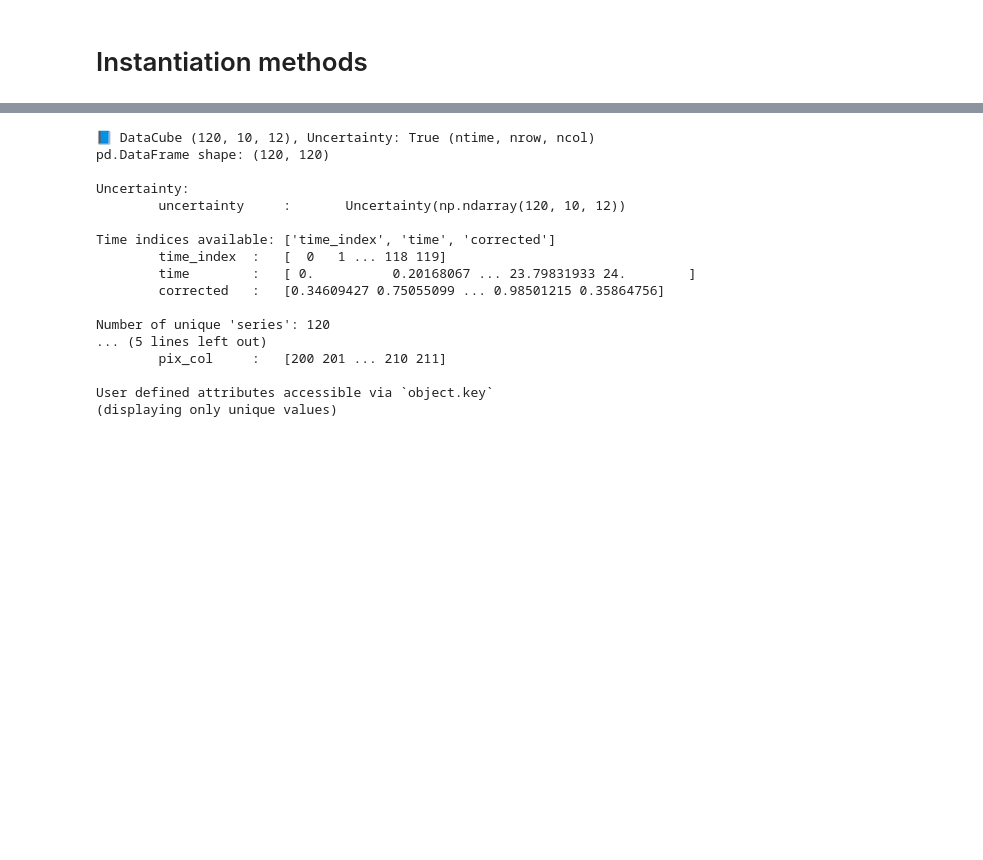
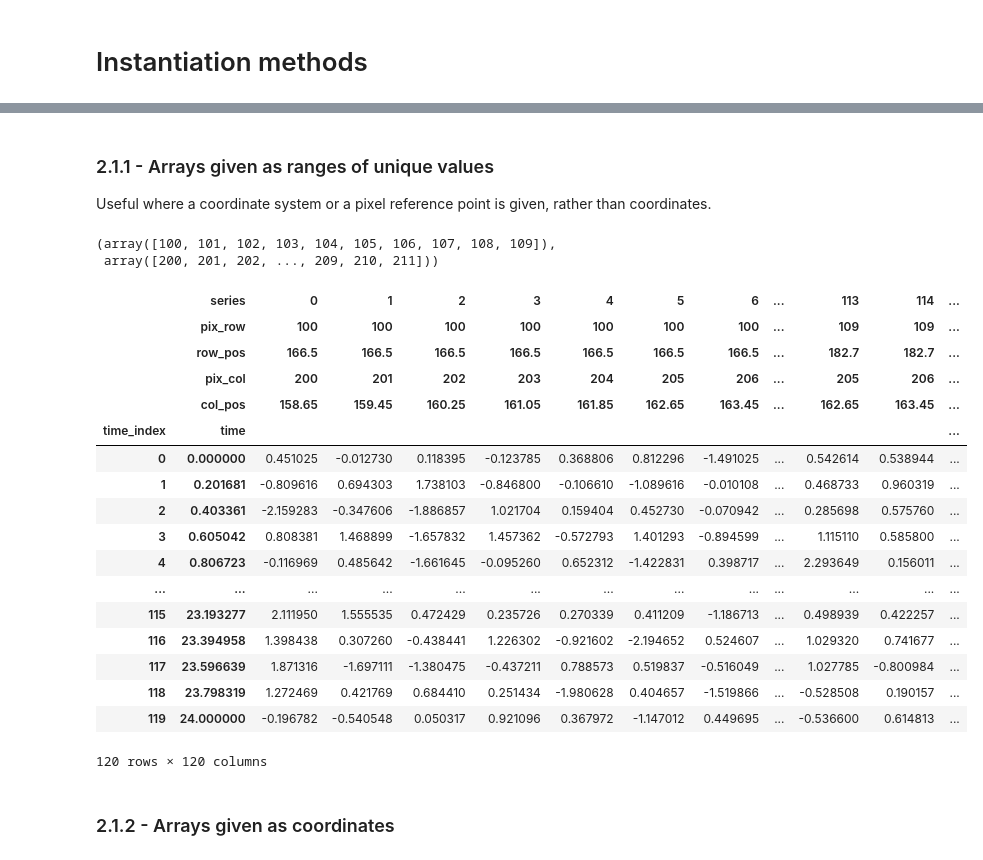
Before and after one commit to lightkurve/lkdata, a Jupyter notebook: docs/tutorials/lkdata_instantiation.ipynb, the cells around one changed output, grey strips where cells are left out. Saved outputs shown, nothing was run; the diff lists cells and outputs as text; code cells hidden in the pictures; blank space fills up the shorter version.

```diff
--- a/docs/tutorials/lkdata_instantiation.ipynb
+++ b/docs/tutorials/lkdata_instantiation.ipynb
@@ -87,27 +156,44 @@ data_err = np.abs(data) * 0.1
+# %% [markdown]
+### 2.1.1 - Arrays given as ranges of unique values
+Useful where a coordinate system or a pixel reference point is given, rather than coordinates.
 # %%
-cube1 = lk.DataCube(
-    data,
-    data_err,
-    time_indices={"time": times, "corrected": time_corr},
-    row_indices={"pix_row": np.arange(100, 100 + nrow)},
-    col_indices={"pix_col": np.arange(200, 200 + ncol)},
-)
-cube1.describe_cube()
+# Arrays given as ranges of unique values
+# Useful where only a reference pixel position is given
+row_arr = np.arange(100, 100 + nrow)
+col_arr = np.arange(200, 200 + ncol)
+
+row_pos = row_arr * 1.8 - 13.5  # fake coordinate transformation
+col_pos = col_arr * 0.8 - 1.35  # fake coordinate transformation
+row_arr, col_arr
 # %% [output]
-📘 DataCube (120, 10, 12), Uncertainty: True (ntime, nrow, ncol)
-pd.DataFrame shape: (120, 120)
-
-Uncertainty:
-        uncertainty     :       Uncertainty(np.ndarray(120, 10, 12))
-
-Time indices available: ['time_index', 'time', 'corrected']
-        time_index  :   [  0   1 ... 118 119]
-        time        :   [ 0.          0.20168067 ... 23.79831933 24.        ]
-        corrected   :   [0.34609427 0.75055099 ... 0.98501215 0.35864756]
-
-Number of unique 'series': 120
-... (5 lines left out)
-        pix_col     :   [200 201 ... 210 211]
-
-User defined attributes accessible via `object.key`
-(displaying only unique values)
+(array([100, 101, 102, 103, 104, 105, 106, 107, 108, 109]),
+ array([200, 201, 202, ..., 209, 210, 211]))
+# %%
+cube = ld.DataCube(
+    data,
+    time_indices={"time": times},
+    row_indices={"pix_row": row_arr, "row_pos": row_pos},
+    col_indices={"pix_col": col_arr, "col_pos": col_pos},
+)
+pd.DataFrame(cube)
+# %% [output]
+|  | series | 0 | 1 | 2 | 3 | 4 | 5 | 6 | ... | 113 | 114 | ... |
+|  | pix_row | 100 | 100 | 100 | 100 | 100 | 100 | 100 | ... | 109 | 109 | ... |
+|  | row_pos | 166.5 | 166.5 | 166.5 | 166.5 | 166.5 | 166.5 | 166.5 | ... | 182.7 | 182.7 | ... |
+|  | pix_col | 200 | 201 | 202 | 203 | 204 | 205 | 206 | ... | 205 | 206 | ... |
+|  | col_pos | 158.65 | 159.45 | 160.25 | 161.05 | 161.85 | 162.65 | 163.45 | ... | 162.65 | 163.45 | ... |
+| time_index | time |  |  |  |  |  |  |  |  |  |  | ... |
+| 0 | 0.000000 | 0.451025 | -0.012730 | 0.118395 | -0.123785 | 0.368806 | 0.812296 | -1.491025 | ... | 0.542614 | 0.538944 | ... |
+| 1 | 0.201681 | -0.809616 | 0.694303 | 1.738103 | -0.846800 | -0.106610 | -1.089616 | -0.010108 | ... | 0.468733 | 0.960319 | ... |
+| 2 | 0.403361 | -2.159283 | -0.347606 | -1.886857 | 1.021704 | 0.159404 | 0.452730 | -0.070942 | ... | 0.285698 | 0.575760 | ... |
+| 3 | 0.605042 | 0.808381 | 1.468899 | -1.657832 | 1.457362 | -0.572793 | 1.401293 | -0.894599 | ... | 1.115110 | 0.585800 | ... |
+| 4 | 0.806723 | -0.116969 | 0.485642 | -1.661645 | -0.095260 | 0.652312 | -1.422831 | 0.398717 | ... | 2.293649 | 0.156011 | ... |
+| ... | ... | ... | ... | ... | ... | ... | ... | ... | ... | ... | ... | ... |
+| 115 | 23.193277 | 2.111950 | 1.555535 | 0.472429 | 0.235726 | 0.270339 | 0.411209 | -1.186713 | ... | 0.498939 | 0.422257 | ... |
+| 116 | 23.394958 | 1.398438 | 0.307260 | -0.438441 | 1.226302 | -0.921602 | -2.194652 | 0.524607 | ... | 1.029320 | 0.741677 | ... |
+| 117 | 23.596639 | 1.871316 | -1.697111 | -1.380475 | -0.437211 | 0.788573 | 0.519837 | -0.516049 | ... | 1.027785 | -0.800984 | ... |
+| 118 | 23.798319 | 1.272469 | 0.421769 | 0.684410 | 0.251434 | -1.980628 | 0.404657 | -1.519866 | ... | -0.528508 | 0.190157 | ... |
+| 119 | 24.000000 | -0.196782 | -0.540548 | 0.050317 | 0.921096 | 0.367972 | -1.147012 | 0.449695 | ... | -0.536600 | 0.614813 | ... |
+120 rows × 120 columns
+# %% [markdown]
+### 2.1.2 - Arrays given as coordinates
```
Also changed, not shown: parts of 39 cells of this notebook, 5 other files.
